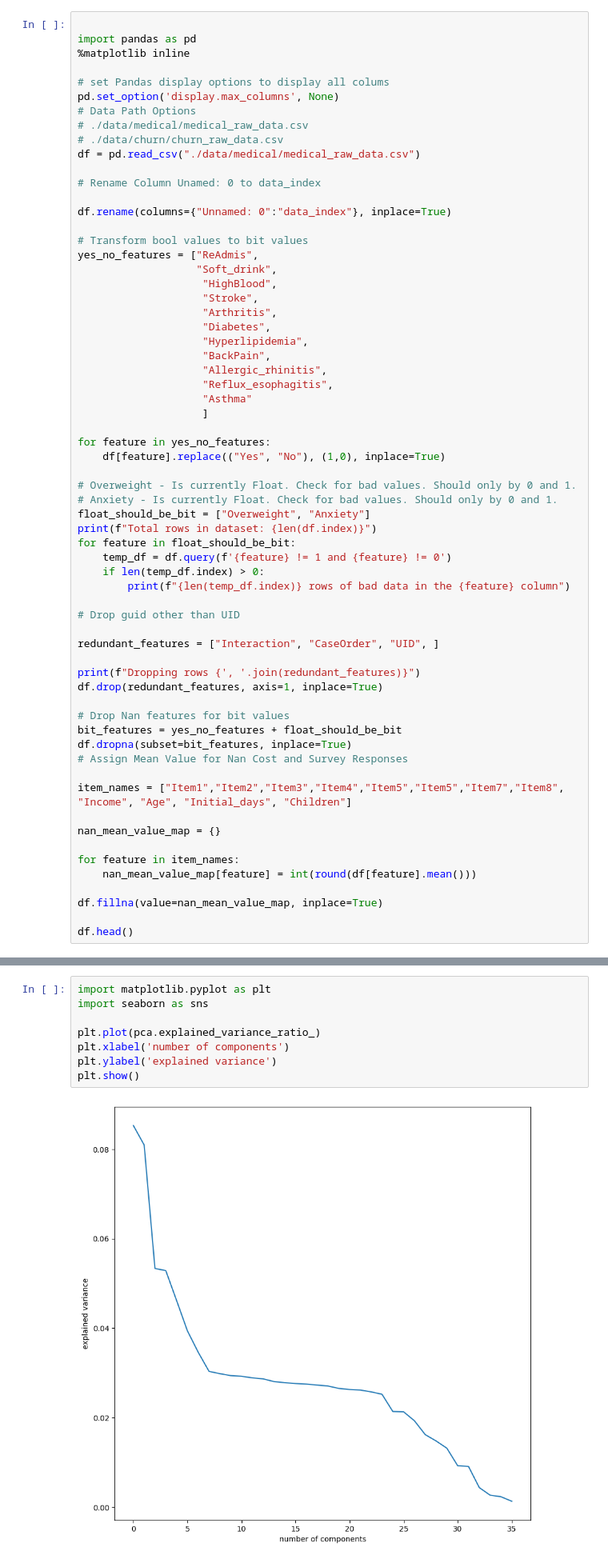
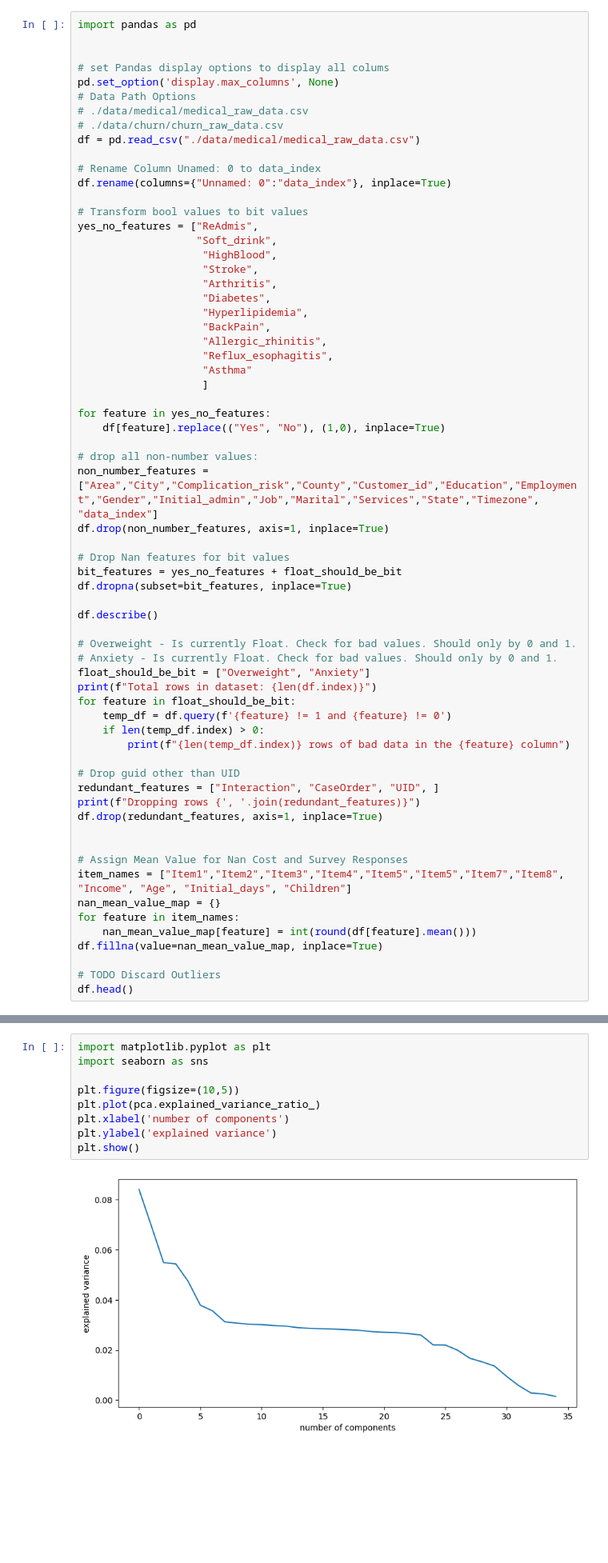
Before and after one commit to imwinters/D206-WGU, a Jupyter notebook: experiment.ipynb, the cells around one changed output, grey strips where cells are left out. Shown at 80% size. Drawn from its saved outputs; the diff is of its cells as text; blank space fills up the shorter version.

```diff
--- a/experiment.ipynb
+++ b/experiment.ipynb
@@ -9,9 +9,8 @@
 # %% [markdown]
 ## Transform and Clean the data
 # %%
+import pandas as pd
 
-import pandas as pd
-%matplotlib inline
 
 # set Pandas display options to display all colums
 pd.set_option('display.max_columns', None)
@@ -21,7 +20,6 @@ pd.set_option('display.max_columns', None)
 df = pd.read_csv("./data/medical/medical_raw_data.csv")
 
 # Rename Column Unamed: 0 to data_index
-
 df.rename(columns={"Unnamed: 0":"data_index"}, inplace=True)
 
 # Transform bool values to bit values
@@ -41,6 +39,16 @@ yes_no_features = ["ReAdmis",
 for feature in yes_no_features:
     df[feature].replace(("Yes", "No"), (1,0), inplace=True)
 
+# drop all non-number values:
+non_number_features = ["Area","City","Complication_risk","County","Customer_id","Education","Employment","Gender","Initial_admin","Job","Marital","Services","State","Timezone", "data_index"]
+df.drop(non_number_features, axis=1, inplace=True)
+
+# Drop Nan features for bit values
+bit_features = yes_no_features + float_should_be_bit
+df.dropna(subset=bit_features, inplace=True)
+
+df.describe()
+
 # Overweight - Is currently Float. Check for bad values. Should only by 0 and 1.
 # Anxiety - Is currently Float. Check for bad values. Should only by 0 and 1.
 float_should_be_bit = ["Overweight", "Anxiety"]
@@ -51,25 +59,18 @@ for feature in float_should_be_bit:
         print(f"{len(temp_df.index)} rows of bad data in the {feature} column")
 
 # Drop guid other than UID
-
 redundant_features = ["Interaction", "CaseOrder", "UID", ]
-
 print(f"Dropping rows {', '.join(redundant_features)}")
 df.drop(redundant_features, axis=1, inplace=True)
 
-# Drop Nan features for bit values
-bit_features = yes_no_features + float_should_be_bit
-df.dropna(subset=bit_features, inplace=True)
+
 # Assign Mean Value for Nan Cost and Survey Responses
-
 item_names = ["Item1","Item2","Item3","Item4","Item5","Item5","Item7","Item8", "Income", "Age", "Initial_days", "Children"]
-
 nan_mean_value_map = {}
-
 for feature in item_names:
     nan_mean_value_map[feature] = int(round(df[feature].mean()))
-
 df.fillna(value=nan_mean_value_map, inplace=True)
 
+# TODO Discard Outliers
 df.head()
 # %% [output]
@@ -103,13 +112,14 @@ pca_data_frame = pd.DataFrame(pca.transform(normalized_df), columns=principle_co
 # %%
 import matplotlib.pyplot as plt
 import seaborn as sns
 
+plt.figure(figsize=(10,5))
 plt.plot(pca.explained_variance_ratio_)
 plt.xlabel('number of components')
 plt.ylabel('explained variance')
 plt.show()
 # %% [output]
-[figure, old version]
+[figure, new version]
 # %%
 import numpy as np
 cov_matrix = np.dot(normalized_df.T, normalized_df) / normalized_df.shape[0]
```
Also changed, not shown: parts of 7 cells of this notebook, 1 other file.
